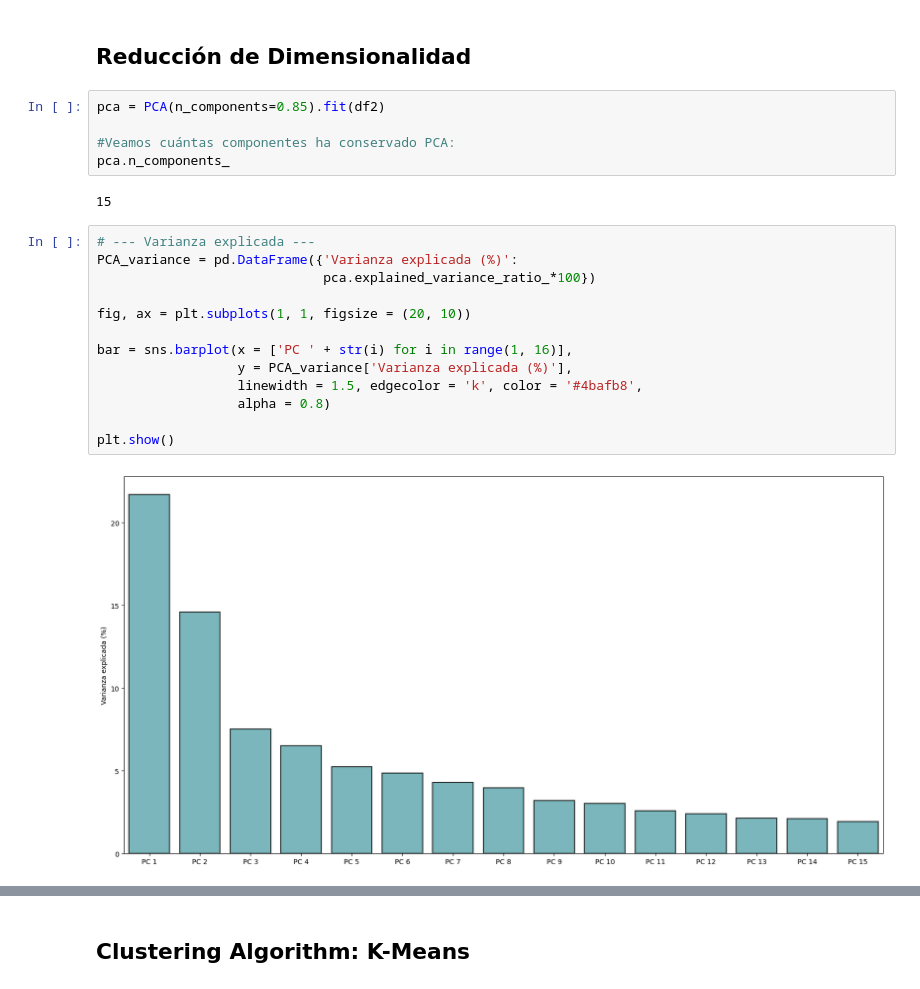
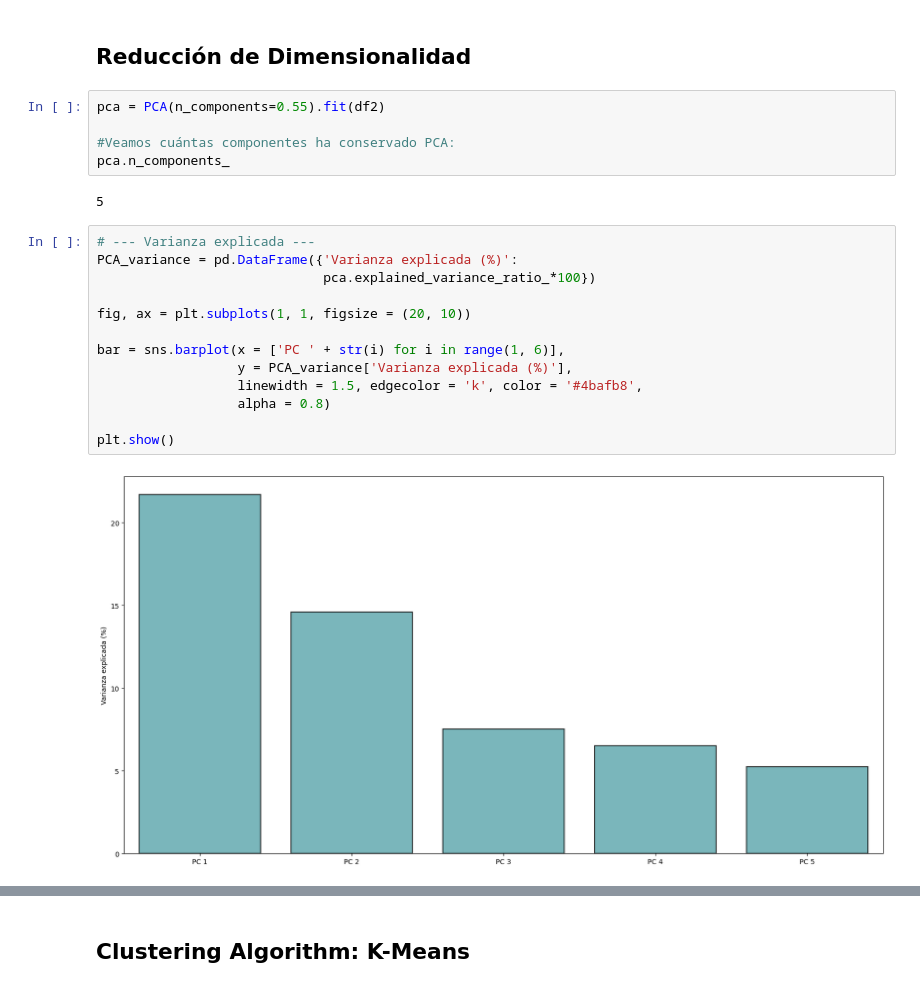
Before and after one commit to Leostark95/Analitica_2_Proyecto_2, a Jupyter notebook: Notebook.ipynb, the cells around one changed output, grey strips where cells are left out. Cells and saved outputs as stored; diff of their text form.

```diff
--- a/Notebook.ipynb
+++ b/Notebook.ipynb
@@ -364,27 +364,27 @@ df2.head()
 # %% [markdown]
 ## <font color='157699'> Reducción de Dimensionalidad </font>
 # %%
-pca = PCA(n_components=0.85).fit(df2)
+pca = PCA(n_components=0.55).fit(df2)
 
 #Veamos cuántas componentes ha conservado PCA:
 pca.n_components_
 # %% [output]
-15
+5
 # %%
 # --- Varianza explicada ---
 PCA_variance = pd.DataFrame({'Varianza explicada (%)':
                              pca.explained_variance_ratio_*100})
 
 fig, ax = plt.subplots(1, 1, figsize = (20, 10))
 
-bar = sns.barplot(x = ['PC ' + str(i) for i in range(1, 16)],
+bar = sns.barplot(x = ['PC ' + str(i) for i in range(1, 6)],
                   y = PCA_variance['Varianza explicada (%)'],
                   linewidth = 1.5, edgecolor = 'k', color = '#4bafb8',
                   alpha = 0.8)
 
 plt.show()
 # %% [output]
-[figure, old version]
+[figure, new version]
 # %%
 PCA_variance
 # %% [output]
```
Also changed, not shown: parts of 42 cells of this notebook.
